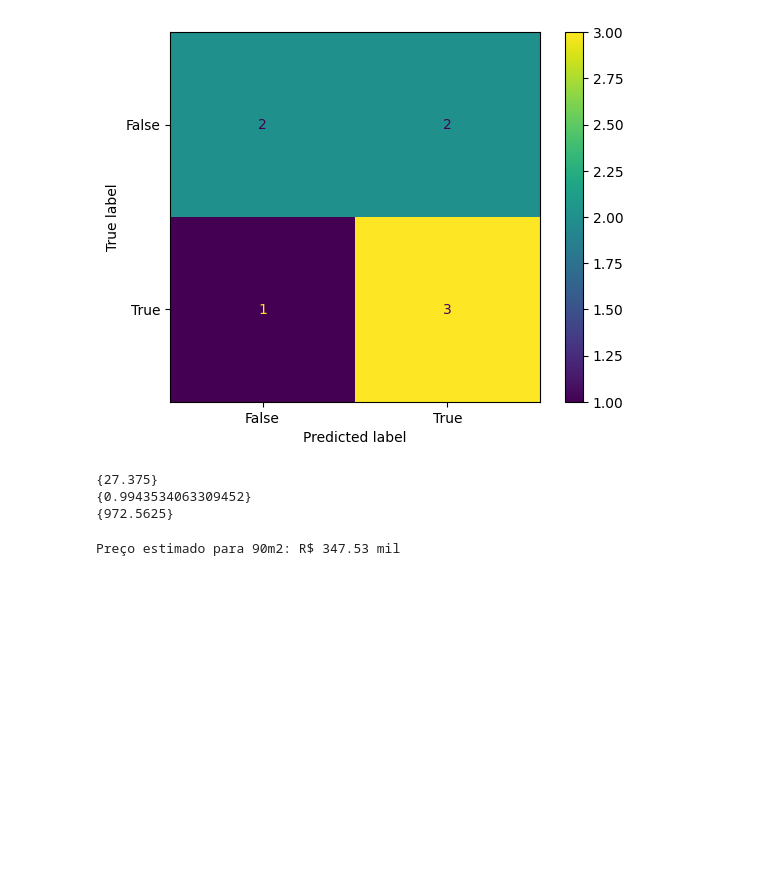
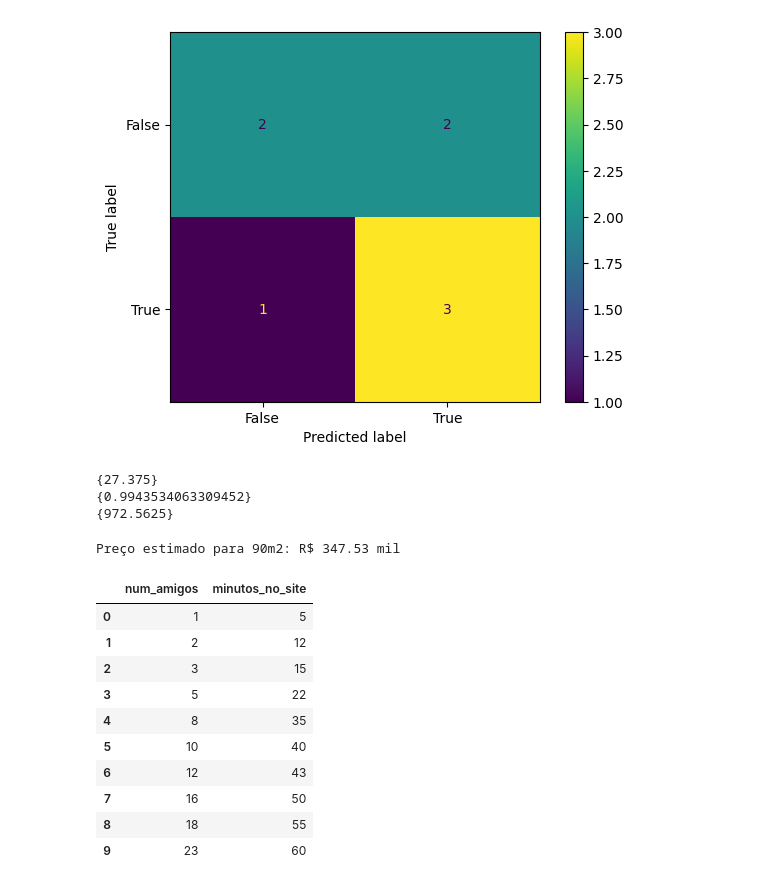
Before and after one commit to octaviareika/estudo-data-science, a Jupyter notebook: estudo.ipynb, the cells around one changed output. Cells and saved outputs as stored; diff of their text form; code cells hidden in the pictures; blank space fills up the shorter version.

```diff
--- a/estudo.ipynb
+++ b/estudo.ipynb
@@ -95,3 +100,25 @@ previsao = modelo.predict([[90]])
 print(f"Preço estimado para 90m2: R$ {previsao[0]:.2f} mil")
 # %% [output]
 Preço estimado para 90m2: R$ 347.53 mil
+# %%
+# X numero de amigos, y = Minutos por dia
+dados = {
+    'num_amigos' : [1, 2, 3, 5, 8, 10, 12, 16, 18, 23],
+    'minutos_no_site': [5, 12, 15, 22, 35, 40, 43, 50, 55, 60]
+
+}
+
+df = pd.DataFrame(dados)
+df
+# %% [output]
+|  | num_amigos | minutos_no_site |
+| 0 | 1 | 5 |
+| 1 | 2 | 12 |
+| 2 | 3 | 15 |
+| 3 | 5 | 22 |
+| 4 | 8 | 35 |
+| 5 | 10 | 40 |
+| 6 | 12 | 43 |
+| 7 | 16 | 50 |
+| 8 | 18 | 55 |
+| 9 | 23 | 60 |
```
Also changed, not shown: parts of 6 cells of this notebook.
